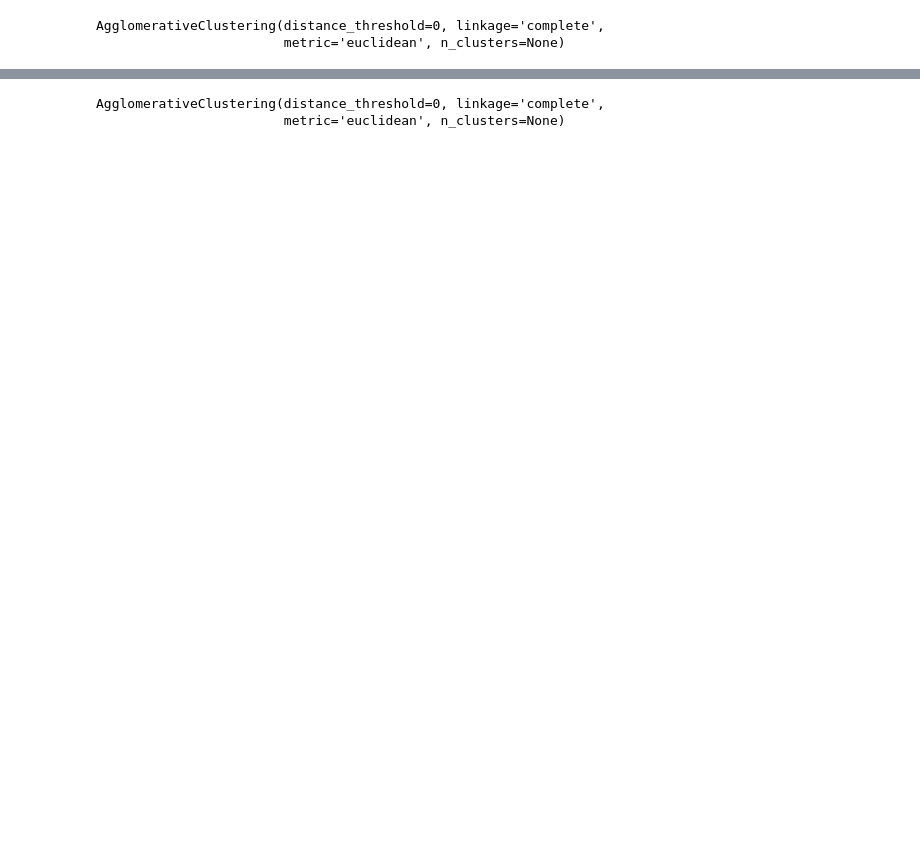
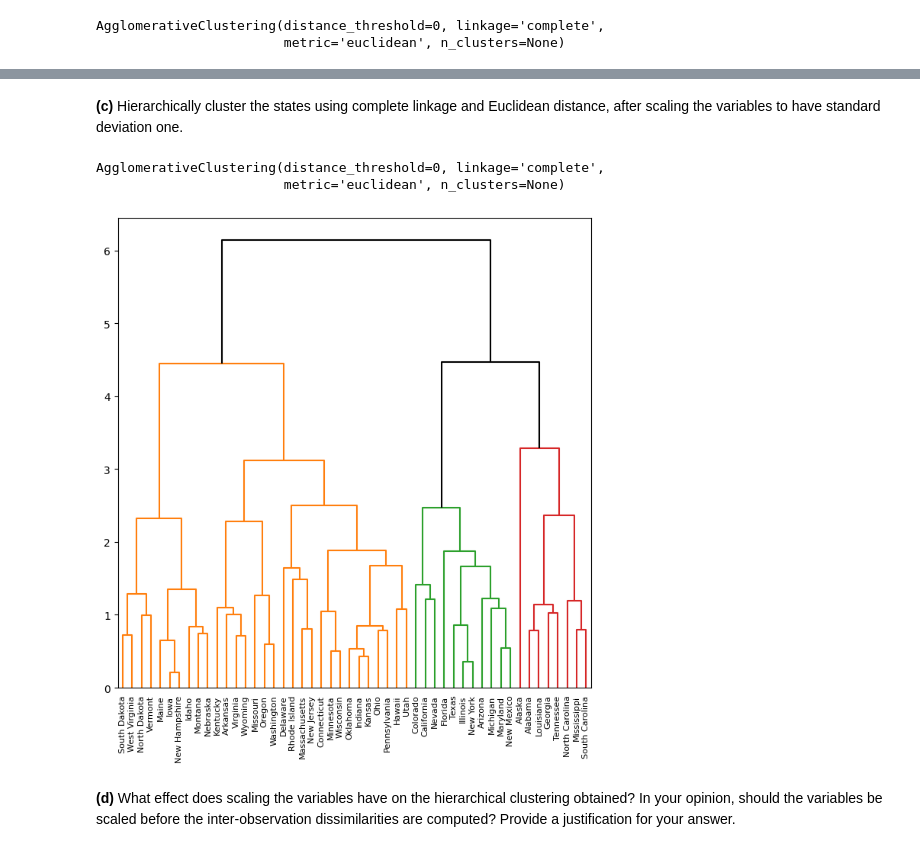
Before and after one commit to drwslv/StanfordOnline-Statistical-Learning, a Jupyter notebook: Ch12 Solutions Applied.ipynb, the cells around one changed output, grey strips where cells are left out. Drawn from its saved outputs; the diff is of its cells as text; code cells hidden in the pictures; blank space fills up the shorter version.

```diff
--- a/Ch12 Solutions Applied.ipynb
+++ b/Ch12 Solutions Applied.ipynb
@@ -191,7 +246,24 @@ dendrogram(linkage_comp,
+# %% [markdown]
+**(c)** Hierarchically cluster the states using complete linkage and Euclidean distance, after scaling the variables to have standard deviation one.
+# %%
+scaler = StandardScaler(with_std=True, with_mean=False)
+X_scaled = scaler.fit_transform(X)
 # %%
-HClust = AgglomerativeClustering
-hc_comp = HClust(metric='euclidean', distance_threshold=0, n_clusters=None, linkage='complete')
-hc_comp.fit(X)
+h_clust_complete_scaled = AgglomerativeClustering(metric='euclidean', distance_threshold=0, n_clusters=None, linkage='complete')
+h_clust_complete_scaled.fit(X_scaled)
 # %% [output]
 AgglomerativeClustering(distance_threshold=0, linkage='complete',
                         metric='euclidean', n_clusters=None)
+# %%
+linkage_comp_scaled = compute_linkage(h_clust_complete_scaled)
+fig, ax = plt.subplots(1, 1, figsize=(8, 8))
+dendrogram(linkage_comp_scaled,
+           ax=ax,
+           labels=X.index,
+           color_threshold=4.45,
+           above_threshold_color='black'
+           );
+# %% [output]
+[figure, added]
+# %% [markdown]
+**(d)** What effect does scaling the variables have on the hierarchical clustering obtained? In your opinion, should the variables be scaled before the inter-observation dissimilarities are computed? Provide a justification for your answer.
```
Also changed, not shown: parts of 8 cells of this notebook.
